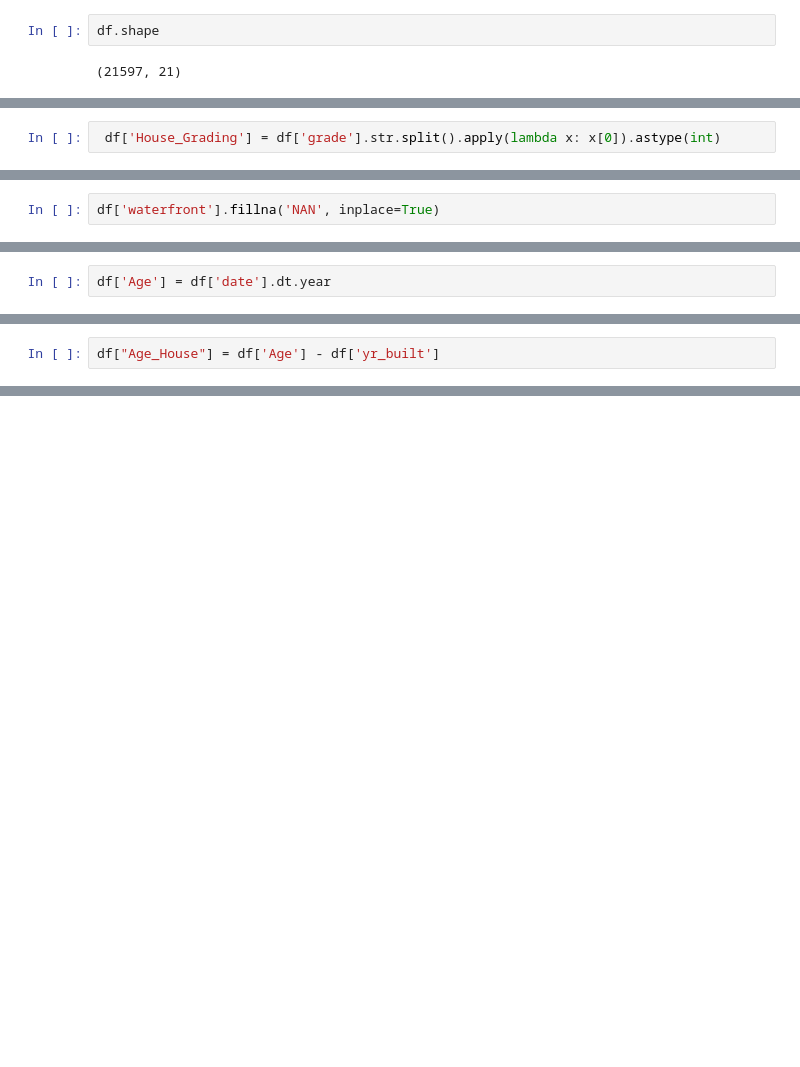
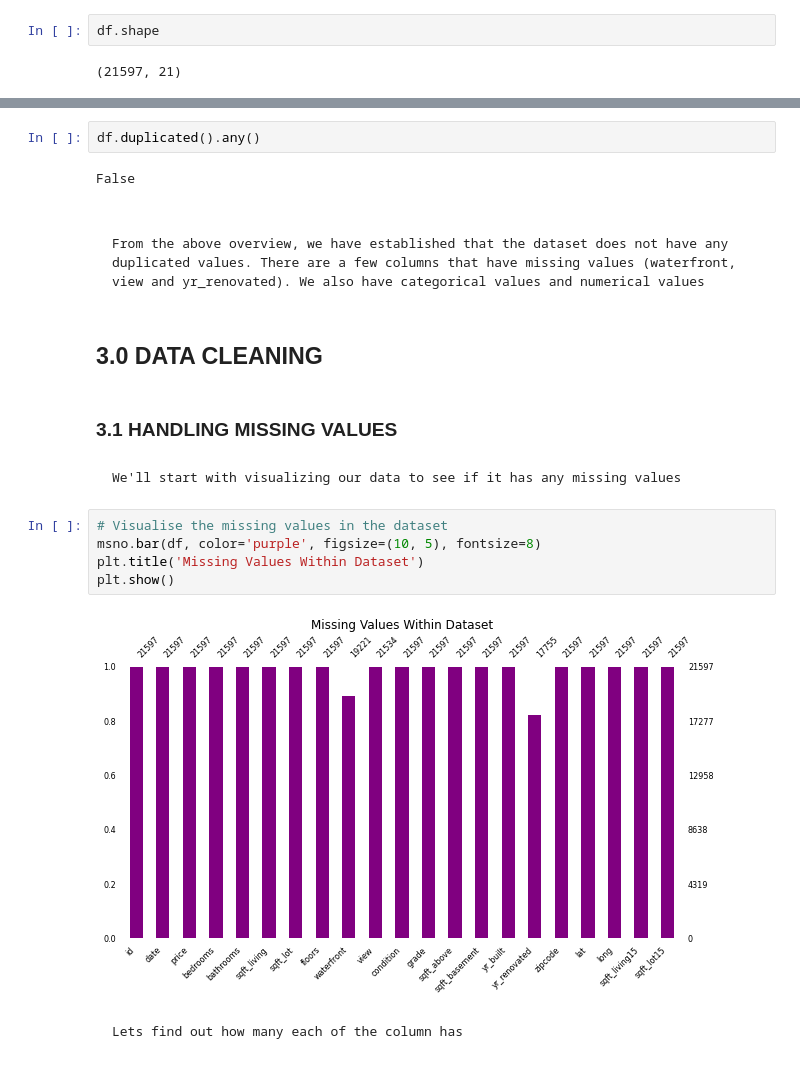
Before and after one commit to Paulwaweru/Phase-2-Group-Project, a Jupyter notebook: student.ipynb, the cells around one changed output, grey strips where cells are left out. Saved outputs shown, nothing was run; the diff lists cells and outputs as text; blank space fills up the shorter version.

```diff
--- a/student.ipynb
+++ b/student.ipynb
@@ -223,2 +96,0 @@ Name: grade, dtype: int64
-# %%
- df['House_Grading'] = df['grade'].str.split().apply(lambda x: x[0]).astype(int)
@@ -247,2 +96,0 @@ Name: price, dtype: float64
-# %%
-df['waterfront'].fillna('NAN', inplace=True)
@@ -377,2 +96,0 @@ df.drop('lat',axis=1)
-# %%
-df['Age'] = df['date'].dt.year
@@ -389,2 +96,0 @@ df.head()
-# %%
-df["Age_House"] = df['Age'] - df['yr_built']
@@ -607,0 +184,22 @@ Notes:
+# %%
+df.duplicated().any()
+# %% [output]
+False
+# %% [markdown]
+####
+    From the above overview, we have established that the dataset does not have any duplicated values. There are a few columns that have missing values (waterfront, view and yr_renovated). We also have categorical values and numerical values
+# %% [markdown]
+## 3.0 DATA CLEANING
+# %% [markdown]
+### 3.1 HANDLING MISSING VALUES
+# %% [markdown]
+    We'll start with visualizing our data to see if it has any missing values
+# %%
+# Visualise the missing values in the dataset
+msno.bar(df, color='purple', figsize=(10, 5), fontsize=8)
+plt.title('Missing Values Within Dataset')
+plt.show()
+# %% [output]
+[figure, added]
+# %% [markdown]
+    Lets find out how many each of the column has
```
Also changed, not shown: parts of 230 cells of this notebook.
